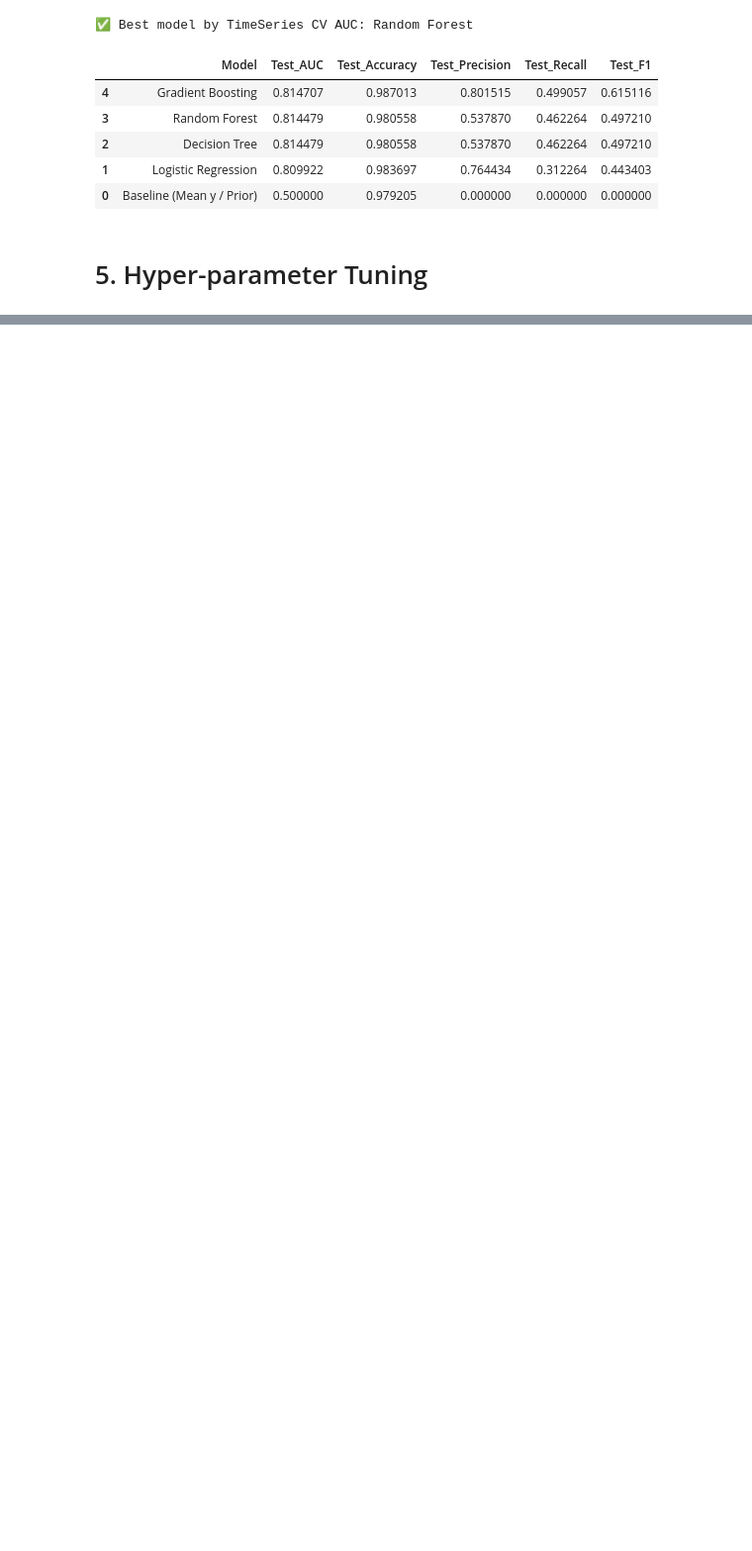
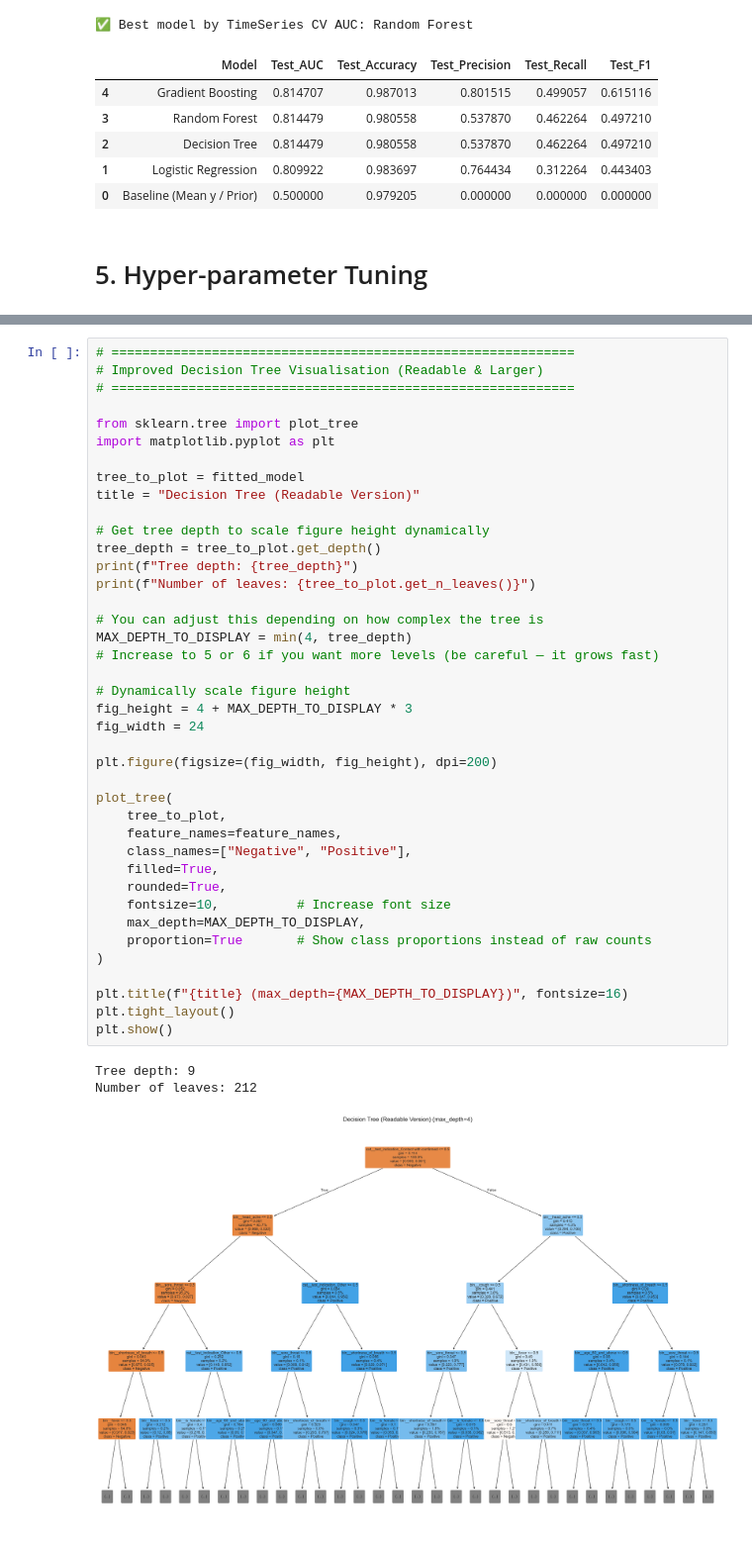
Before and after one commit to billychanhub/cambridge-spark-hackathon-bc, a Jupyter notebook: notebooks/01_exploration.ipynb, the cells around one changed output, grey strips where cells are left out. Shown at 99% size. Saved outputs shown, nothing was run; the diff lists cells and outputs as text; blank space fills up the shorter version.

```diff
--- a/notebooks/01_exploration.ipynb
+++ b/notebooks/01_exploration.ipynb
@@ -2072,0 +2099,44 @@ Decision Tree — rules (max_depth=3)
+# %%
+# ============================================================
+# Improved Decision Tree Visualisation (Readable & Larger)
+# ============================================================
+
+from sklearn.tree import plot_tree
+import matplotlib.pyplot as plt
+
+tree_to_plot = fitted_model
+title = "Decision Tree (Readable Version)"
+
+# Get tree depth to scale figure height dynamically
+tree_depth = tree_to_plot.get_depth()
+print(f"Tree depth: {tree_depth}")
+print(f"Number of leaves: {tree_to_plot.get_n_leaves()}")
+
+# You can adjust this depending on how complex the tree is
+MAX_DEPTH_TO_DISPLAY = min(4, tree_depth)
+# Increase to 5 or 6 if you want more levels (be careful — it grows fast)
+
+# Dynamically scale figure height
+fig_height = 4 + MAX_DEPTH_TO_DISPLAY * 3
+fig_width = 24
+
+plt.figure(figsize=(fig_width, fig_height), dpi=200)
+
+plot_tree(
+    tree_to_plot,
+    feature_names=feature_names,
+    class_names=["Negative", "Positive"],
+    filled=True,
+    rounded=True,
+    fontsize=10,          # Increase font size
+    max_depth=MAX_DEPTH_TO_DISPLAY,
+    proportion=True       # Show class proportions instead of raw counts
+)
+
+plt.title(f"{title} (max_depth={MAX_DEPTH_TO_DISPLAY})", fontsize=16)
+plt.tight_layout()
+plt.show()
+# %% [output]
+Tree depth: 9
+Number of leaves: 212
+[figure, added]
```
Also changed, not shown: parts of 7 cells of this notebook.
